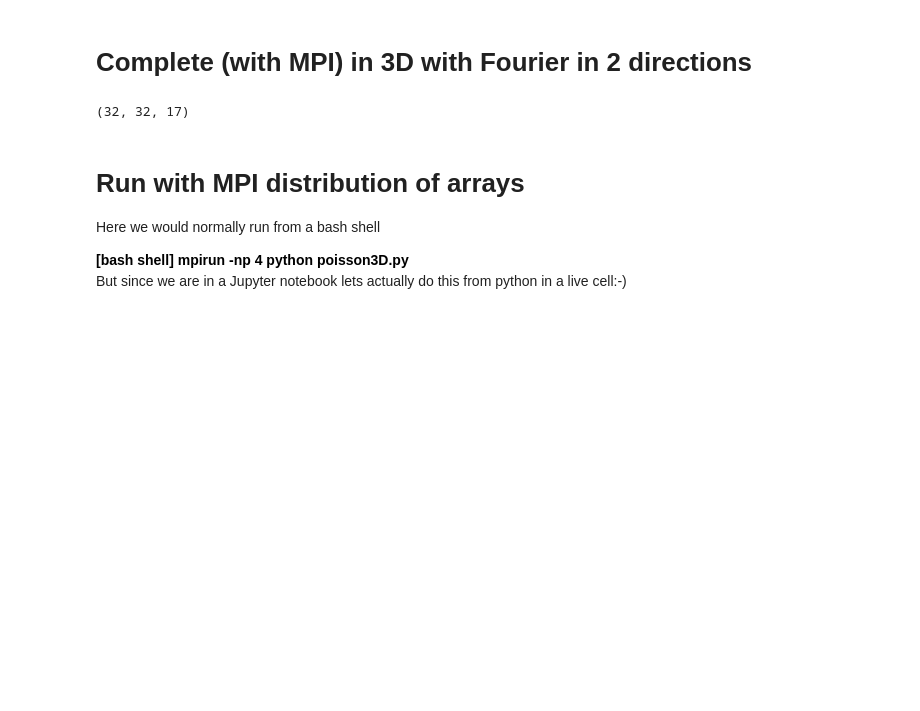
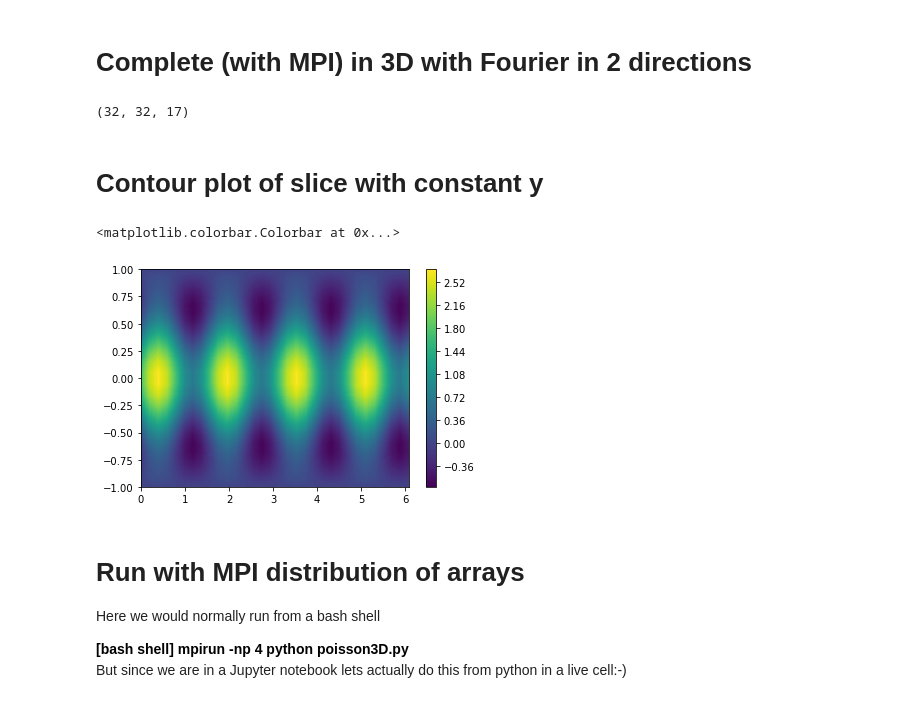
Before and after one commit to spectralDNS/shenfun, a Jupyter notebook: binder/Shenfun presentation.ipynb, the cells around one changed output. Cells and saved outputs as stored; diff of their text form; code cells hidden in the pictures; blank space fills up the shorter version.

```diff
--- a/binder/Shenfun presentation.ipynb
+++ b/binder/Shenfun presentation.ipynb
@@ -389,6 +452,16 @@ assert np.linalg.norm(u_hat.backward()-Array(T, buffer=ue)) < 1e-12
 print(u_hat.shape)
 # %% [output]
 (32, 32, 17)
+# %% [markdown]
+# Contour plot of slice with constant y
+# %%
+X = T.local_mesh()
+ua = u_hat.backward()
+plt.contourf(X[2][0, 0, :], X[0][:, 0, 0], ua[:, 2], 100)
+plt.colorbar()
+# %% [output]
+<matplotlib.colorbar.Colorbar at 0x...>
+[figure, added]
 # %% [markdown]
 # Run with MPI distribution of arrays
 
```
Also changed, not shown: parts of 49 cells of this notebook, 6 other files.
